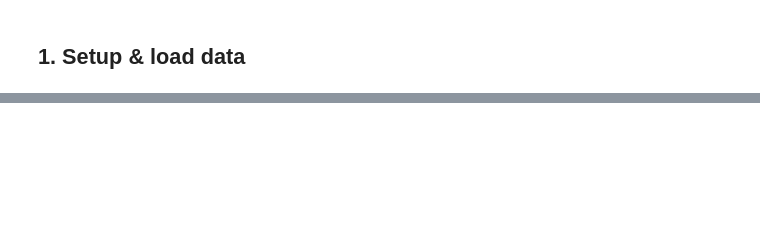
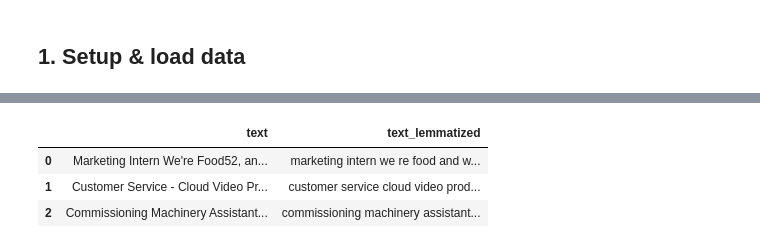
Before and after one commit to zeroKool1ne/fake-job-detector, a Jupyter notebook: fake_job_detector.ipynb, the cells around one changed output, grey strips where cells are left out. Saved outputs shown, nothing was run; the diff lists cells and outputs as text; code cells hidden in the pictures; blank space fills up the shorter version.

```diff
--- a/fake_job_detector.ipynb
+++ b/fake_job_detector.ipynb
@@ -145,0 +158,24 @@ joblib.dump(model, "fake_job_model.joblib")
+# %%
+# Block A1
+import re
+import nltk
+nltk.download("wordnet", quiet=True)
+nltk.download("omw-1.4", quiet=True)
+from nltk.stem import WordNetLemmatizer
+
+lemmatizer = WordNetLemmatizer()
+
+def lemmatize_text(text):
+    # lowercase, keep only letter-tokens, reduce each word to its base form
+    tokens = re.findall(r"[a-z]+", text.lower())
+    return " ".join(lemmatizer.lemmatize(t) for t in tokens)
+
+# new column with the cleaned, lemmatised text
+data['text_lemmatized'] = data['text'].apply(lemmatize_text)
+
+data[['text', 'text_lemmatized']].head(3)
+# %% [output]
+|  | text | text_lemmatized |
+| 0 | Marketing Intern We're Food52, an... | marketing intern we re food and w... |
+| 1 | Customer Service - Cloud Video Pr... | customer service cloud video prod... |
+| 2 | Commissioning Machinery Assistant... | commissioning machinery assistant... |
```
Also changed, not shown: parts of 40 cells of this notebook, 1 other file.
